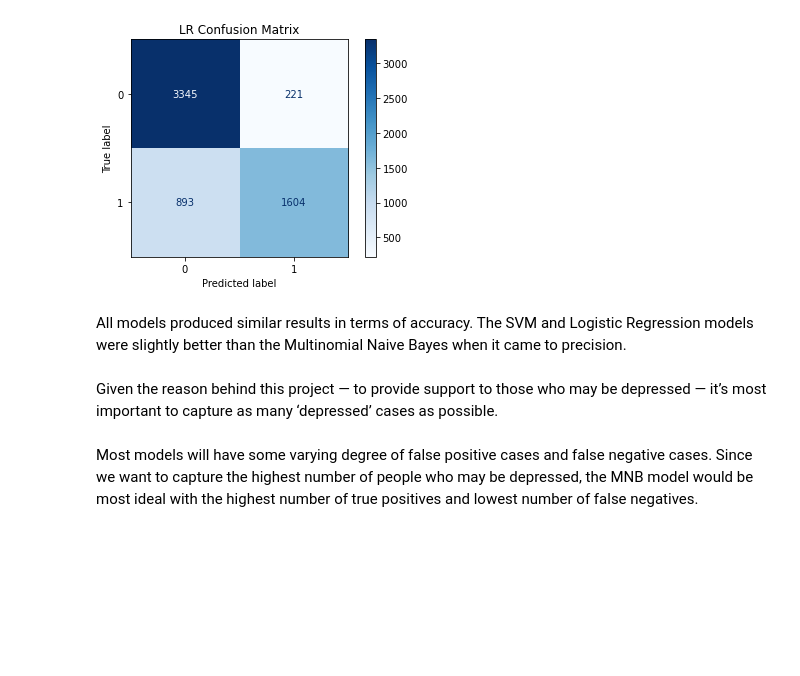
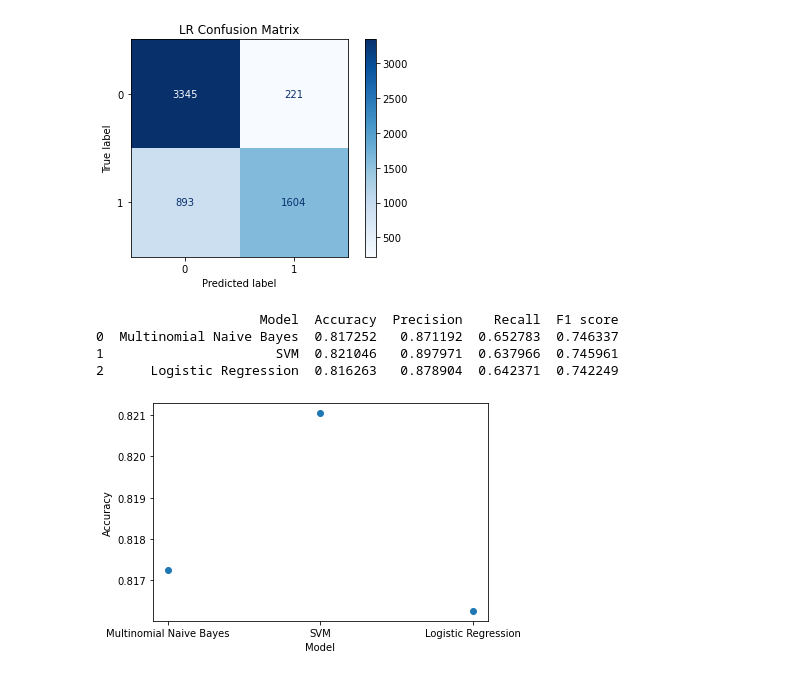
Before and after one commit to thalia-huynh/predicting-depression-using-nlp, a Jupyter notebook: detecting_depression_from_online_text.ipynb, the cells around one changed output. Drawn from its saved outputs; the diff is of its cells as text; code cells hidden in the pictures; blank space fills up the shorter version.

Commit message:
Added scatterplot for accuracy

```diff
--- a/detecting_depression_from_online_text.ipynb
+++ b/detecting_depression_from_online_text.ipynb
@@ -530,9 +531,27 @@ Precision: 0.8789041095890411
 Recall: 0.6423708450140169
 F1 score: 0.7422489588153632
 [figure]
-# %% [markdown]
-All models produced similar results in terms of accuracy. The SVM and Logistic Regression models were slightly better than the Multinomial Naive Bayes when it came to precision.
-<br><br>
-Given the reason behind this project — to provide support to those who may be depressed — it’s most important to capture as many ‘depressed’ cases as possible.
-<br><br>
-Most models will have some varying degree of false positive cases and false negative cases. Since we want to capture the highest number of people who may be depressed, the MNB model would be most ideal with the highest number of true positives and lowest number of false negatives.
+# %%
+# read in saved results
+saved_results = [('mnb_results', 'mnb_model.csv'), ('svm_results', 'svm_model.csv'), ('lr_results', 'lr_model.csv')]
+
+results_dict = {}
+for model, result in saved_results:
+    df = pd.read_csv(result, header=0)
+    results_dict[model] = df
+
+# concatenate on new column
+all_results = pd.concat(results_dict.values(), axis=0, ignore_index=True)
+print(all_results)
+
+# plot accuracy results for training vs. testing all methods
+plt.scatter(all_results['Model'], all_results['Accuracy'])
+plt.xlabel('Model')
+plt.ylabel('Accuracy')
+plt.show()
+# %% [output]
+                     Model  Accuracy  Precision    Recall  F1 score
+0  Multinomial Naive Bayes  0.817252   0.871192  0.652783  0.746337
+1                      SVM  0.821046   0.897971  0.637966  0.745961
+2      Logistic Regression  0.816263   0.878904  0.642371  0.742249
+[figure, added]
```
Also changed, not shown: parts of 2 cells of this notebook, 3 other files.
